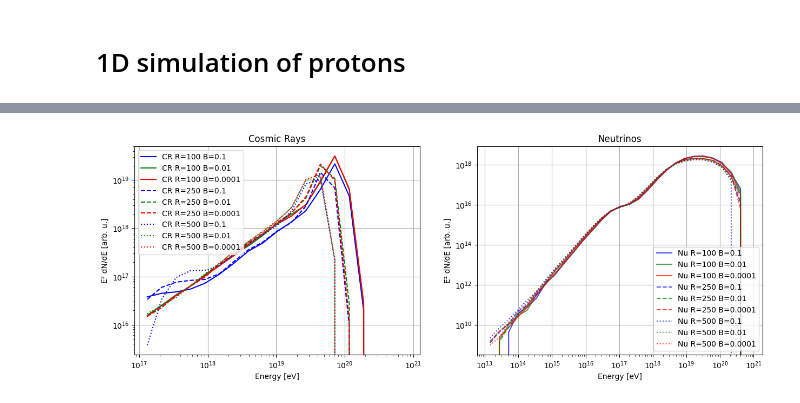
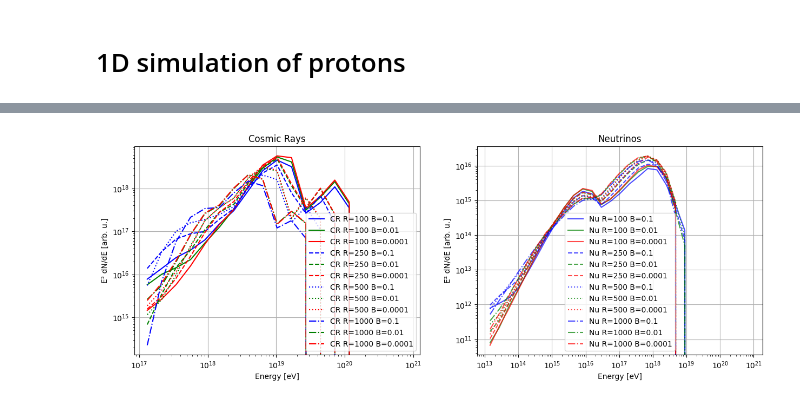
Before and after one commit to MagnoOcarlos/CosmicRayGeometryImpact, a Jupyter notebook: neutrinos/Preliminares.ipynb, the cells around one changed output, grey strips where cells are left out. Drawn from its saved outputs; the diff is of its cells as text; code cells hidden in the pictures.

```diff
--- a/neutrinos/Preliminares.ipynb
+++ b/neutrinos/Preliminares.ipynb
@@ -260,0 +63,24 @@ xH_CR_2, yH_CR_2, xH_Nu_2, yH_Nu_2 = computeSpectra(dataH_CR, dataH_Nu, columnNa
+# %%
+# Definição dos parâmetros de reweighting
+a1, Rmax1 = 1.0, 1e22
+a2, Rmax2 = 2.0, 1e22
+
+# Lista de simulações a processar
+simulations = [
+    ("100", "0.1"), ("100", "0.01"), ("100", "0.0001"),
+    ("250", "0.1"), ("250", "0.01"), ("250", "0.0001"),
+    ("500", "0.1"), ("500", "0.01"), ("500", "0.0001"),
+    ("1000", "0.1"), ("1000", "0.01"), ("1000", "0.0001")
+]
+
+# Dicionários para armazenar os dados
+dataH_CR = {}
+dataH_Nu = {}
+
+# Carregar os dados das simulações
+for R, B in simulations:
+    simH_CR = f'results/sim-A_1_Z_1_R_{R}_Mpc_B_{B}nG_lc_1.0Mpc-CR.txt'
+    simH_Nu = f'results/sim-A_1_Z_1_R_{R}_Mpc_B_{B}nG_lc_1.0Mpc-NU.txt'
+
+    dataH_CR[(R, B)] = readSimulation(simH_CR)
+    dataH_Nu[(R, B)] = readSimulation(simH_Nu)
@@ -261,13 +139,14 @@ xH_CR_2, yH_CR_2, xH_Nu_2, yH_Nu_2 = computeSpectra(dataH_CR, dataH_Nu, columnNa
 # %%
 # Definição dos parâmetros de reweighting
-a1, Rmax1 = 2.0, 1e22
-a2, Rmax2 = 1.0, 1e22
+a1, Rmax1 = 1.0, 1e22
+a2, Rmax2 = 2.0, 1e22
 
 # Lista de simulações a processar
 simulations = [
     ("100", "0.1"), ("100", "0.01"), ("100", "0.0001"),
     ("250", "0.1"), ("250", "0.01"), ("250", "0.0001"),
-    ("500", "0.1"), ("500", "0.01"), ("500", "0.0001")
+    ("500", "0.1"), ("500", "0.01"), ("500", "0.0001"),
+    ("1000", "0.1"), ("1000", "0.01"), ("1000", "0.0001")
 ]
 
 # Dicionários para armazenar os dados
@@ -276,8 +155,8 @@ dataH_Nu = {}
 
 # Carregar os dados das simulações
 for R, B in simulations:
-    simH_CR = f'results/sim-A_1_Z_1_R_{R}_Mpc_B_{B}nG_lc_1.0Mpc-CR.txt'
-    simH_Nu = f'results/sim-A_1_Z_1_R_{R}_Mpc_B_{B}nG_lc_1.0Mpc-NU.txt'
+    simH_CR = f'results/sim-A_56_Z_26_R_{R}_Mpc_B_{B}nG_lc_1.0Mpc-CR.txt'
+    simH_Nu = f'results/sim-A_56_Z_26_R_{R}_Mpc_B_{B}nG_lc_1.0Mpc-NU.txt'
 
     dataH_CR[(R, B)] = readSimulation(simH_CR)
     dataH_Nu[(R, B)] = readSimulation(simH_Nu)
@@ -300,34 +179,34 @@ for key in dataH_CR:
 # Plotar os resultados
 import matplotlib.pyplot as plt
 
 colors = {"0.1": "blue", "0.01": "green", "0.0001": "red"}
-linestyles = {"100": "-", "250": "--", "500": ":"}
+linestyles = {"100": "-", "250": "--", "500": ":", '1000': '-.'}
 
 fig, (ax1, ax2) = plt.subplots(1, 2, figsize=(15, 5))
 
 for key, spectra in spectra_results.items():
     R, B = key
-    x_CR, y_CR, x_Nu, y_Nu = spectra["W2"]
+    x_CR, y_CR, x_Nu, y_Nu = spectra["W1"]
     ax1.plot(x_CR, y_CR, color=colors[B], linestyle=linestyles[R], label=f"CR R={R} B={B}")
     ax2.plot(x_Nu, y_Nu, color=colors[B], linestyle=linestyles[R], label=f"Nu R={R} B={B}", alpha=0.7)
 
 ax1.set_title('Cosmic Rays')
 ax1.set_xscale('log')
 ax1.set_yscale('log')
 ax1.set_xlabel("Energy [eV]")
 ax1.set_ylabel("E² dN/dE [arb. u.]")
 ax1.legend()
 ax1.grid()
 
 ax2.set_title('Neutrinos')
 ax2.set_xscale('log')
 ax2.set_yscale('log')
 ax2.set_xlabel("Energy [eV]")
 ax2.set_ylabel("E² dN/dE [arb. u.]")
 ax2.legend()
 ax2.grid()
-plt.savefig("spectra_plots_A1_Z1.pdf", format="pdf", bbox_inches="tight")
+plt.savefig("spectra_plots_A56_Z26_alpha1_concatenated_R_1000.pdf", format="pdf", bbox_inches="tight")
 
 plt.show()
 # %% [output]
-[figure, old version]
+[figure, new version]
```
Also changed, not shown: parts of 12 cells of this notebook, 2 other files.
